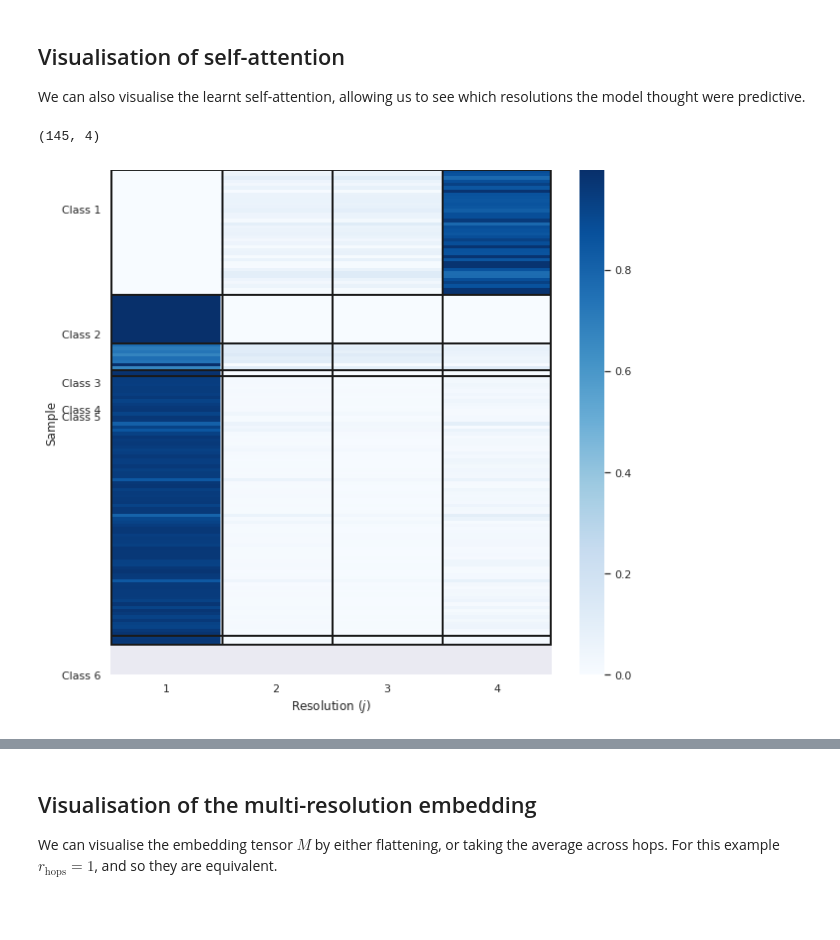
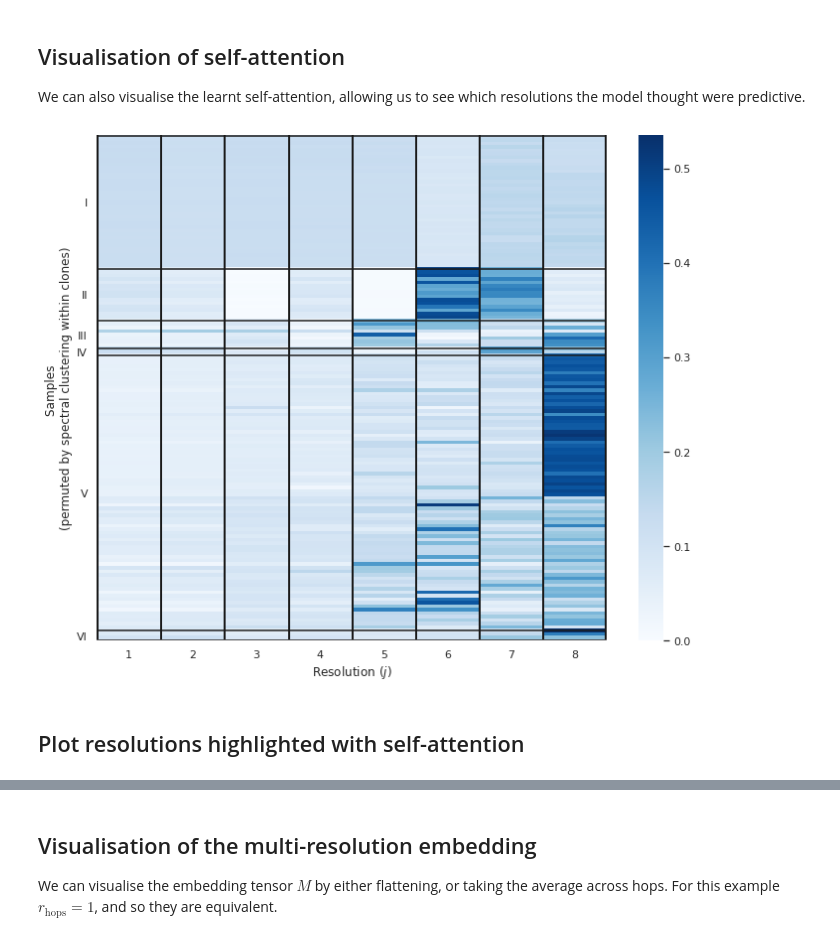
Before and after one commit to wiedersehne/WaveTransformer, a Jupyter notebook: experiments/clonal_structures/notebook/clonal_notebook.ipynb, the cells around one changed output, grey strips where cells are left out. Drawn from its saved outputs; the diff is of its cells as text; code cells hidden in the pictures; blank space fills up the shorter version.

```diff
--- a/experiments/clonal_structures/notebook/clonal_notebook.ipynb
+++ b/experiments/clonal_structures/notebook/clonal_notebook.ipynb
@@ -40,15 +50,18 @@ for loader in [dm.train_dataloader(), dm.val_dataloader(), dm.test_dataloader()]
 # %%
 # Report counts and order labels
 label_order = []
+splits = []
 for data_set, data_split in zip(["Training set", "Validation set", "Test set"], data):
     print(f"\n{data_set}\n==================")
     print(f"{data_split['feature'].shape[0]} samples composed of")
 
+    split = [0.5]
     for lbl, cnt in zip(*np.unique(data_split['label'], return_counts=True)):
-        print(f"label {lbl} with count {cnt}")
+        split.append(cnt)
+        print(f"{cluster_names[lbl]} with count {cnt}")
+    splits.append(np.cumsum(split))
 
-    label_order.append(np.argsort(data_split["label"])
-)
+    label_order.append(np.argsort(data_split["label"]))
 # %% [output]
 Training set
 ==================
@@ -150,5 +201,7 @@ Replace log file to view the same plots for other model types
 # %%
-with open("../logs/a-ae-output.pkl", 'rb') as file:
+model_name = "j8_stack_noproj"
+
+with open(f"../logs/a-ae-output_{model_name}.pkl", 'rb') as file:
     meta_results = pkl.load(file)
 
 # wave-LSTM outputs
@@ -157,5 +210,5 @@ lbls = meta_results["labels"].cpu().numpy()
 Mbar = torch.mean(meta_results["M"], axis=1).cpu().numpy()
 Mflat = torch.flatten(meta_results["M"], start_dim=1).cpu().numpy()
 A = meta_results["attention"]
-print(f"Available outputs: {[i for i in meta_results.keys()]}")
+print(f"Available outputs: {meta_results.keys()}")
 # %% [output]
@@ -204,12 +216,14 @@ AttributeError: 'DataModule' object has no attribute 'signals_no_noise'
 # %% [markdown]
 # Visualise Wave-LSTM encoder output
 # %%
+# First, just create instance of whatever reducer we want to use
+
 reduce_method = "tSNE"         # tSNE or umap
 
 if reduce_method.lower() == "umap":
     reducer = umap.UMAP()
 elif reduce_method.lower() == "tsne":
-    reducer = TSNE(n_components=2, learning_rate='auto', init='random', perplexity=5)
+    reducer = TSNE(n_components=2, learning_rate='auto', init='random', perplexity=20)
 else:
     raise NotImplementedError
 
@@ -303,54 +307,52 @@ plt.savefig("resolution_embeddings.png", dpi=500, format='png', transparent=True
 
 We can also visualise the learnt self-attention, allowing us to see which resolutions the model thought were predictive.
 # %%
+num_spectral_clusters = 2
+
 # Order samples by label
 permute_idx = np.argsort(lbls)
 ord_lbls = lbls[permute_idx]
 ord_attention = A[permute_idx, :, :]
 
 # average over attention hops:   [batch_size, num_multiscales]
 ord_attention = torch.mean(ord_attention, dim=1).cpu().numpy()
-print(ord_attention.shape)
 
 # Nested ordering (by biclustering attention)
 attention_new = np.zeros_like(ord_attention)
 for _lbl in np.unique(ord_lbls):
     lbl_idx = np.where(ord_lbls == _lbl)[0]
     atn_cls = ord_attention[lbl_idx, :]
-    biclustering = SpectralBiclustering(n_clusters=(1, 1), method="log", random_state=0)
+    biclustering = SpectralBiclustering(n_clusters=(np.min((num_spectral_clusters,atn_cls.shape[0])), 1),
+                                        method="log", random_state=0)
     biclustering.fit(atn_cls)
     atn_cls = atn_cls[np.argsort(biclustering.row_labels_)]
     attention_new[lbl_idx, :]  = atn_cls#[:, np.argsort(biclustering.column_labels_)]
 attention = attention_new
 
 
 # Plot
-fig, ax = plt.subplots(1, 1, figsize=(9,8))
+fig, ax = plt.subplots(1, 1, figsize=(10,8))
 sns.heatmap(attention, ax=ax, cmap='Blues', vmin=0, yticklabels=False)   # vmax=1
 
-# Add horizontal lines
-y_tick_locations = [np.where(ord_lbls == _lbl)[0][0] for _lbl in np.unique(ord_lbls)]
-for y_tick in y_tick_locations:
-    ax.hlines(y=y_tick+0.1, xmin=0, xmax=20, linewidth=2, color='k')
-ax.hlines(y=attention.shape[0]-0.1, xmin=0, xmax=20, linewidth=2, color='k')
+# Split clones
+for split in splits[-1]:
+    plt.axhline(y=split, color='k', linestyle='-')
+ax.set_yticks((splits[-1][1:] + splits[-1][:-1])/2)
+ax.set_yticklabels(["I", "II", "III", "IV", "V", "VI"])
+ax.set_xticklabels([f"{j+1}" for j in range(J)], minor=False)
 
-# Add vertical lines
+# Split resolutions
 for x_tick in [i for i in range(J)]:
     ax.vlines(x=x_tick+0.01, ymin=0, ymax=attention.shape[0], linewidth=2, color='k')
 ax.vlines(x=attention.shape[1]-0.01, ymin=0, ymax=attention.shape[0], linewidth=2, color='k')
 
-
-ax.set_yticks([yi+attention.shape[0]/12 for yi in y_tick_locations])
-# ax.set_yticks([], minor=True)
-# ax.yaxis.grid(True, which='major', lw=1, ls='-', color='k')
-ax.set_yticklabels([f"Class {i+1}" for i in np.unique(ord_lbls)])
-ax.set_xticklabels([f"{j+1}" for j in range(J)], minor=False)
-
 ax.set_xlabel("Resolution $(j)$")
-ax.set_ylabel("Sample")    # permuted
+ax.set_ylabel("Samples \n(permuted by spectral clustering within clones)")    # permuted
+plt.ylim((splits[2][-1], 0, ))
 
 plt.tight_layout()
-plt.savefig("attention.png", dpi=500, format='png', transparent=True)
+plt.savefig(f"{model_name}/attention.png", dpi=500, format='png', transparent=False)
 # %% [output]
-(145, 4)
-[figure, old version]
+[figure, new version]
+# %% [markdown]
+## Plot resolutions highlighted with self-attention
```
Also changed, not shown: parts of 26 cells of this notebook, 52 other files.
